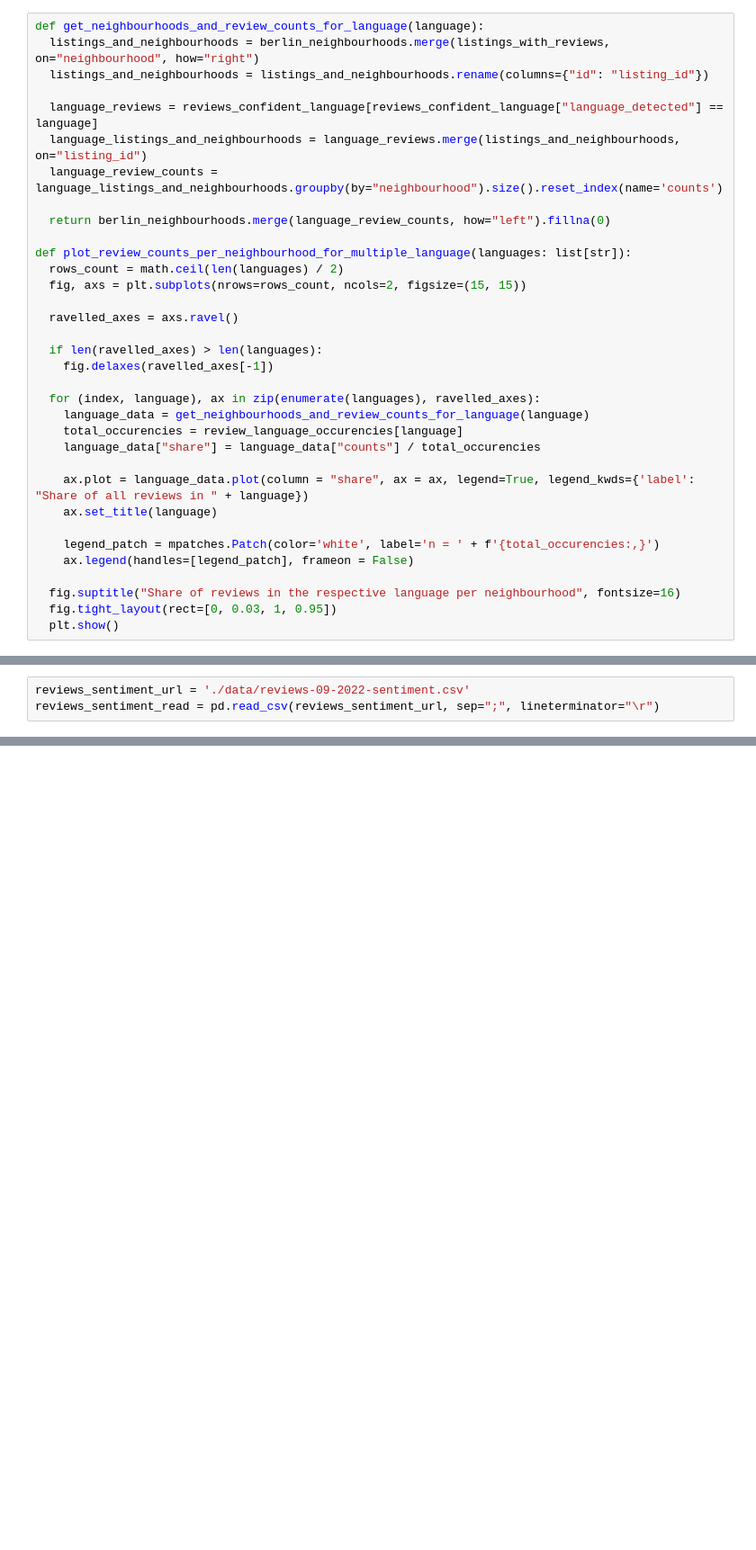
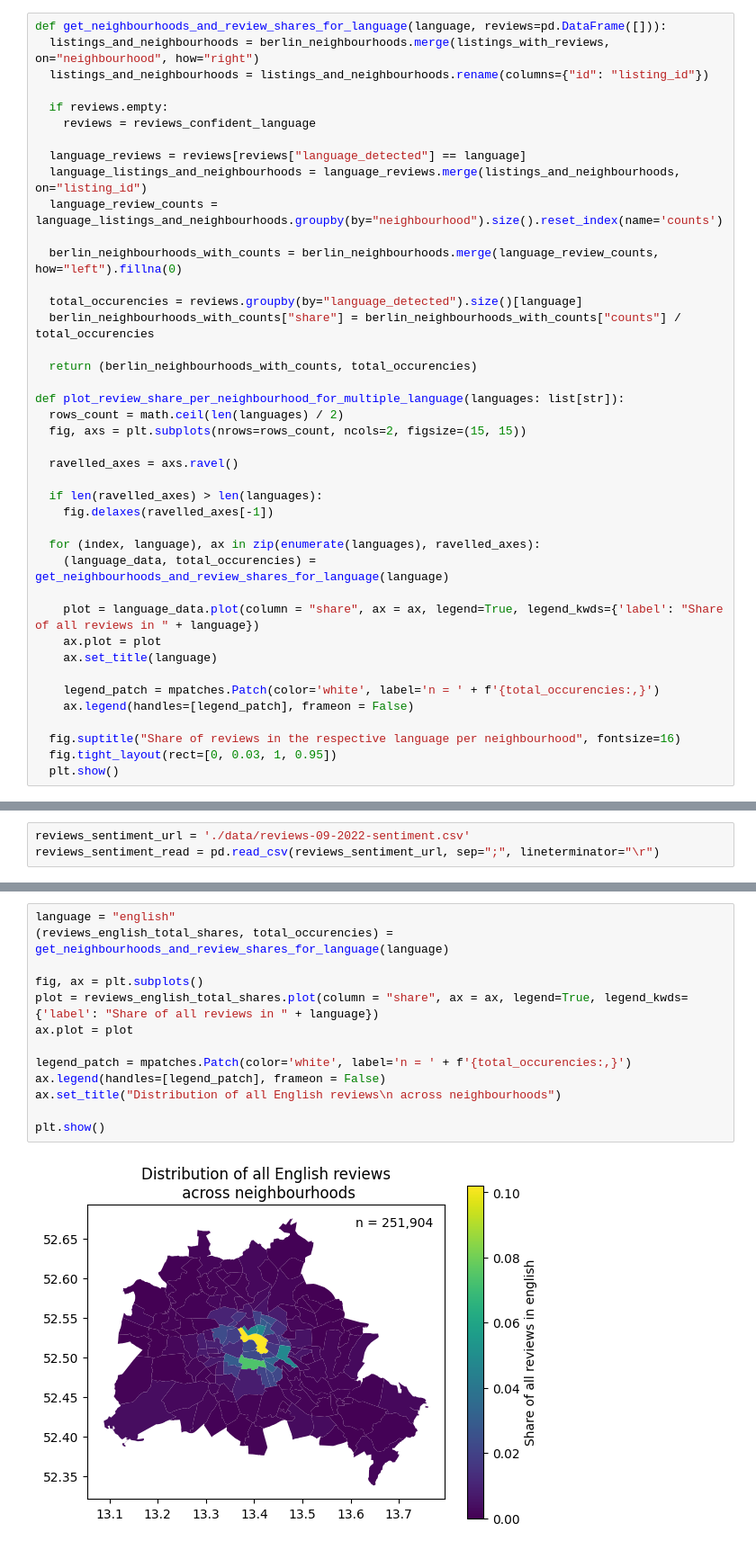
Before and after one commit to unibz-seis2022-transcripts/programming-for-data-science-project, a Jupyter notebook: Inside-Airbnb-Berlin.ipynb, the cells around one changed output, grey strips where cells are left out. Shown at 90% size. Cells and saved outputs as stored; diff of their text form; blank space fills up the shorter version.

```diff
--- a/Inside-Airbnb-Berlin.ipynb
+++ b/Inside-Airbnb-Berlin.ipynb
@@ -215,17 +215,25 @@ berlin_neighbourhoods.boundary.plot(color="black")
 <AxesSubplot: >
 [figure]
 # %%
-def get_neighbourhoods_and_review_counts_for_language(language):
+def get_neighbourhoods_and_review_shares_for_language(language, reviews=pd.DataFrame([])):
   listings_and_neighbourhoods = berlin_neighbourhoods.merge(listings_with_reviews, on="neighbourhood", how="right")
   listings_and_neighbourhoods = listings_and_neighbourhoods.rename(columns={"id": "listing_id"})
 
-  language_reviews = reviews_confident_language[reviews_confident_language["language_detected"] == language]
+  if reviews.empty:
+    reviews = reviews_confident_language
+
+  language_reviews = reviews[reviews["language_detected"] == language]
   language_listings_and_neighbourhoods = language_reviews.merge(listings_and_neighbourhoods, on="listing_id")
   language_review_counts = language_listings_and_neighbourhoods.groupby(by="neighbourhood").size().reset_index(name='counts')
 
-  return berlin_neighbourhoods.merge(language_review_counts, how="left").fillna(0)
+  berlin_neighbourhoods_with_counts = berlin_neighbourhoods.merge(language_review_counts, how="left").fillna(0)
 
-def plot_review_counts_per_neighbourhood_for_multiple_language(languages: list[str]):
+  total_occurencies = reviews.groupby(by="language_detected").size()[language]
+  berlin_neighbourhoods_with_counts["share"] = berlin_neighbourhoods_with_counts["counts"] / total_occurencies
+
+  return (berlin_neighbourhoods_with_counts, total_occurencies)
+
+def plot_review_share_per_neighbourhood_for_multiple_language(languages: list[str]):
   rows_count = math.ceil(len(languages) / 2)
   fig, axs = plt.subplots(nrows=rows_count, ncols=2, figsize=(15, 15))
 
@@ -235,11 +243,10 @@ def plot_review_counts_per_neighbourhood_for_multiple_language(languages: list[s
     fig.delaxes(ravelled_axes[-1])
 
   for (index, language), ax in zip(enumerate(languages), ravelled_axes):
-    language_data = get_neighbourhoods_and_review_counts_for_language(language)
-    total_occurencies = review_language_occurencies[language]
-    language_data["share"] = language_data["counts"] / total_occurencies
+    (language_data, total_occurencies) = get_neighbourhoods_and_review_shares_for_language(language)
 
-    ax.plot = language_data.plot(column = "share", ax = ax, legend=True, legend_kwds={'label': "Share of all reviews in " + language})
+    plot = language_data.plot(column = "share", ax = ax, legend=True, legend_kwds={'label': "Share of all reviews in " + language})
+    ax.plot = plot
     ax.set_title(language)
 
     legend_patch = mpatches.Patch(color='white', label='n = ' + f'{total_occurencies:,}')
@@ -486,0 +532,15 @@ score = get_weighted_score(results)
+# %%
+language = "english"
+(reviews_english_total_shares, total_occurencies) = get_neighbourhoods_and_review_shares_for_language(language)
+
+fig, ax = plt.subplots()
+plot = reviews_english_total_shares.plot(column = "share", ax = ax, legend=True, legend_kwds={'label': "Share of all reviews in " + language})
+ax.plot = plot
+
+legend_patch = mpatches.Patch(color='white', label='n = ' + f'{total_occurencies:,}')
+ax.legend(handles=[legend_patch], frameon = False)
+ax.set_title("Distribution of all English reviews\n across neighbourhoods")
+
+plt.show()
+# %% [output]
+[figure, added]
```
Also changed, not shown: parts of 10 cells of this notebook, 1 other file.
